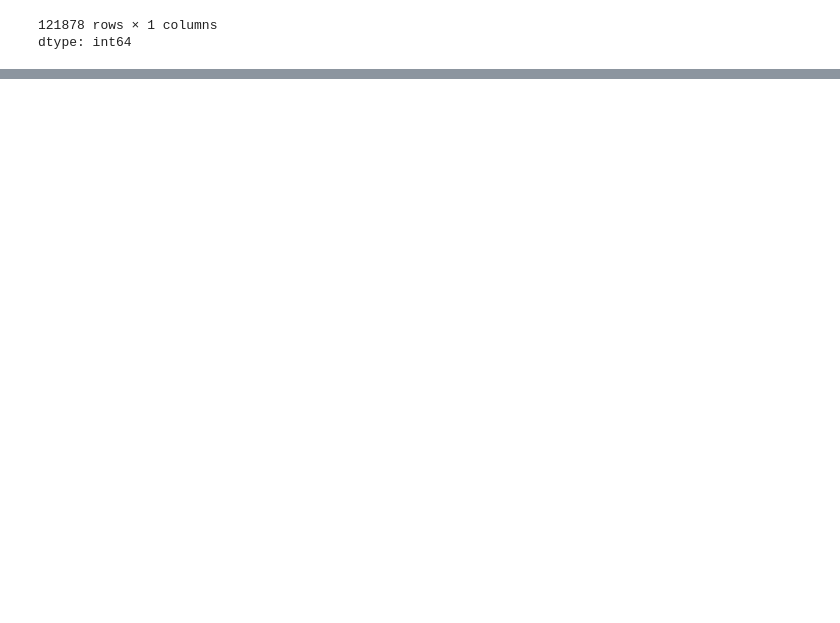
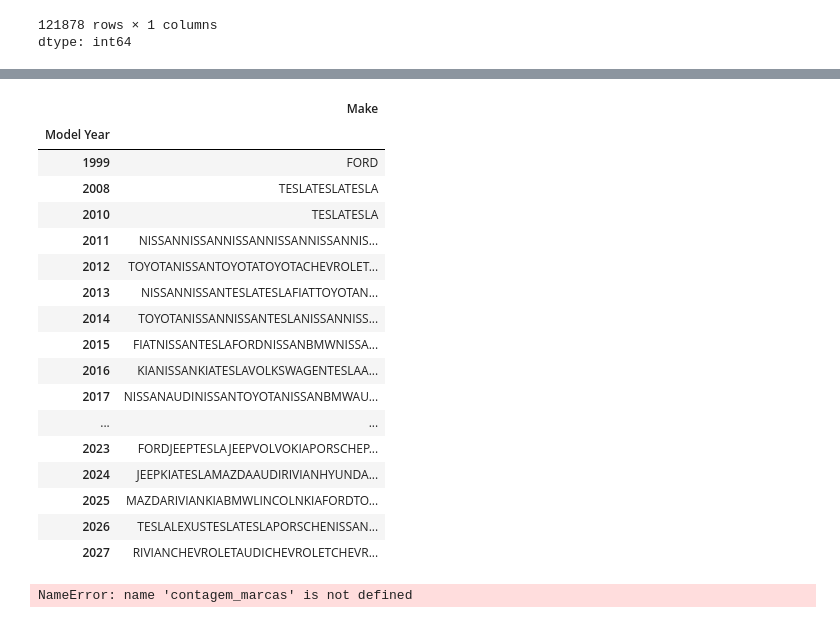
Before and after one commit to lucassilva-aiengineer/Projetos-DS-1, a Jupyter notebook: projetos/projeto_1/projeto_ds_1.ipynb, the cells around one changed output, grey strips where cells are left out. Drawn from its saved outputs; the diff is of its cells as text; code cells hidden in the pictures; blank space fills up the shorter version.

```diff
--- a/projetos/projeto_1/projeto_ds_1.ipynb
+++ b/projetos/projeto_1/projeto_ds_1.ipynb
@@ -174,0 +175,2 @@ unidades_marcas
+# %%
+df["Quantidade"] = np.ones(len(list(df["Make"])))
@@ -174,0 +179,25 @@ unidades_marcas
+# %%
+tesla = df[df["Make"] == ""]
+# %% [output]
+|  | Make |
+| Model Year |  |
+| 1999 | FORD |
+| 2008 | TESLATESLATESLA |
+| 2010 | TESLATESLA |
+| 2011 | NISSANNISSANNISSANNISSANNISSANNIS... |
+| 2012 | TOYOTANISSANTOYOTATOYOTACHEVROLET... |
+| 2013 | NISSANNISSANTESLATESLAFIATTOYOTAN... |
+| 2014 | TOYOTANISSANNISSANTESLANISSANNISS... |
+| 2015 | FIATNISSANTESLAFORDNISSANBMWNISSA... |
+| 2016 | KIANISSANKIATESLAVOLKSWAGENTESLAA... |
+| 2017 | NISSANAUDINISSANTOYOTANISSANBMWAU... |
+| ... | ... |
+| 2023 | FORDJEEPTESLAJEEPVOLVOKIAPORSCHEP... |
+| 2024 | JEEPKIATESLAMAZDAAUDIRIVIANHYUNDA... |
+| 2025 | MAZDARIVIANKIABMWLINCOLNKIAFORDTO... |
+| 2026 | TESLALEXUSTESLATESLAPORSCHENISSAN... |
+| 2027 | RIVIANCHEVROLETAUDICHEVROLETCHEVR... |
+# %%
+contagem_marcas
+# %% [output]
+NameError: name 'contagem_marcas' is not defined
```
Also changed, not shown: parts of 2 cells of this notebook.
